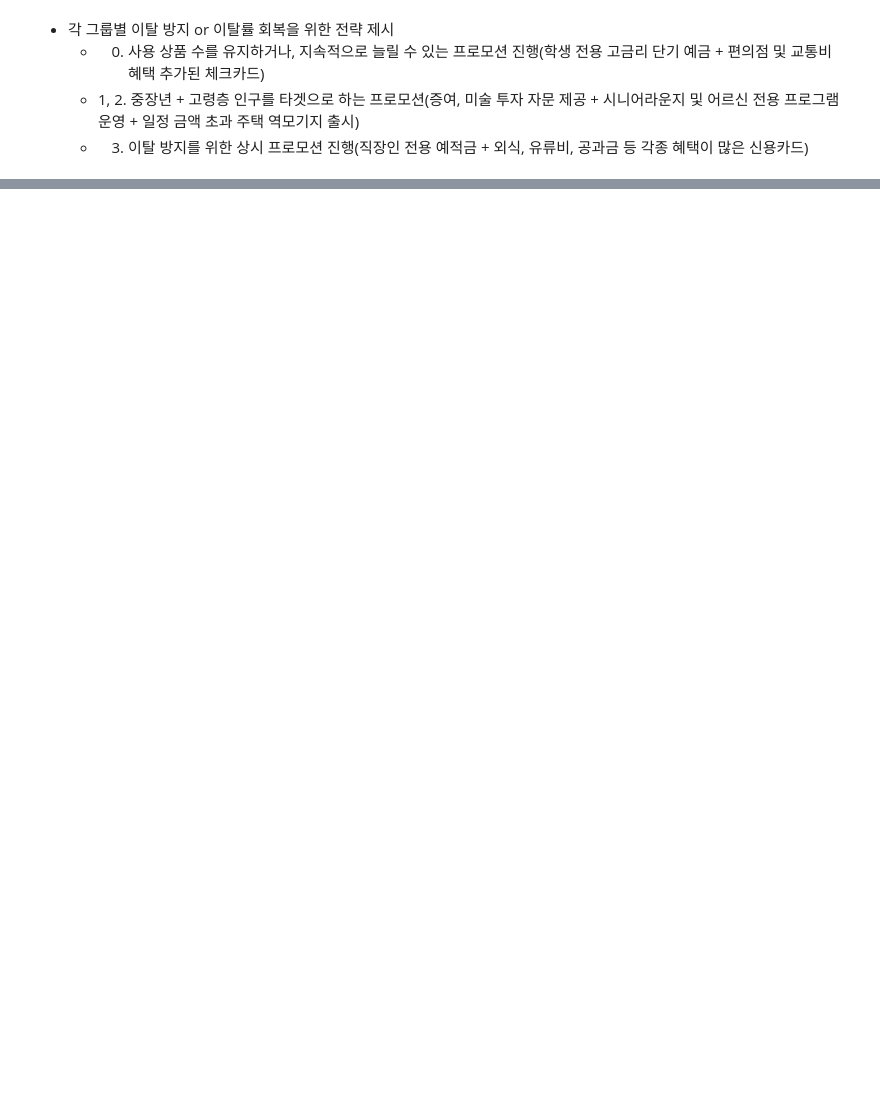
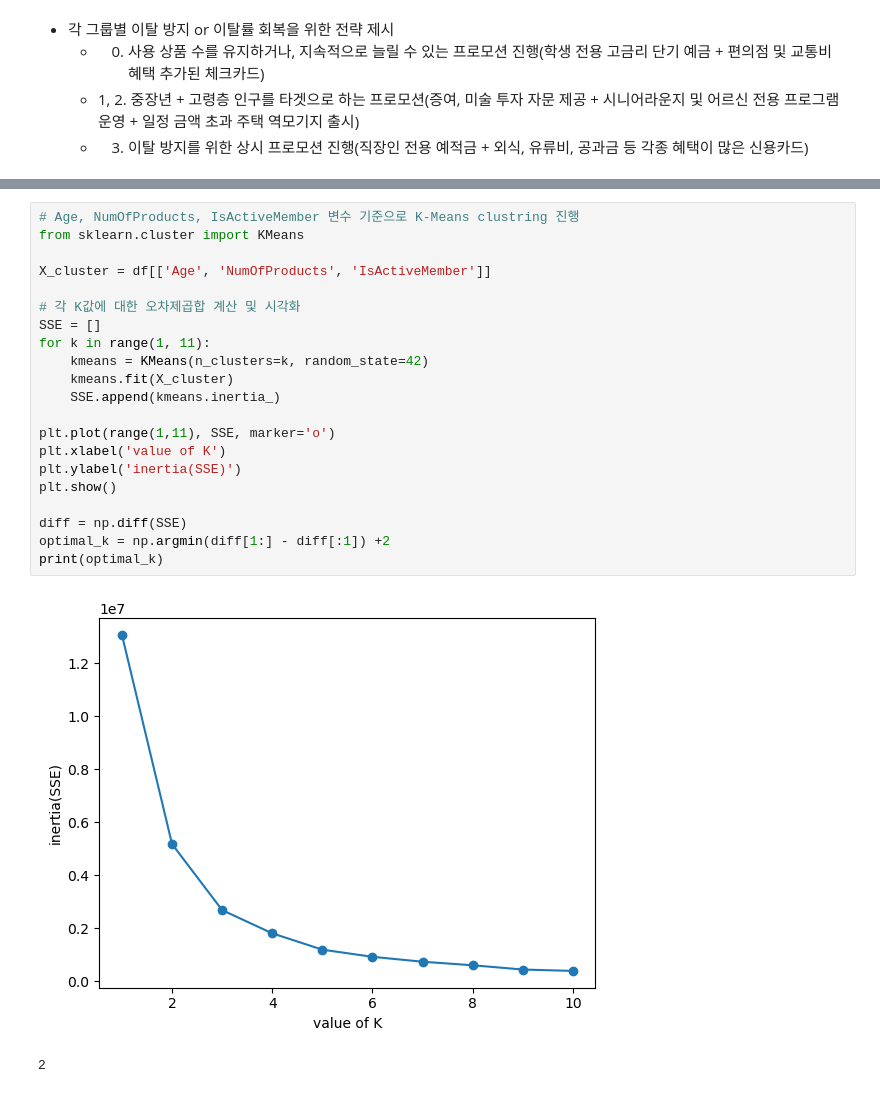
Before and after one commit to cookieeyoung/ML-project1, a Jupyter notebook: knn_svm_modeling.ipynb, the cells around one changed output, grey strips where cells are left out. Cells and saved outputs as stored; diff of their text form; blank space fills up the shorter version.

```diff
--- a/knn_svm_modeling.ipynb
+++ b/knn_svm_modeling.ipynb
@@ -550,0 +659,24 @@ plt.show()
+# %%
+# Age, NumOfProducts, IsActiveMember 변수 기준으로 K-Means clustring 진행
+from sklearn.cluster import KMeans
+
+X_cluster = df[['Age', 'NumOfProducts', 'IsActiveMember']]
+
+# 각 K값에 대한 오차제곱합 계산 및 시각화
+SSE = []
+for k in range(1, 11):
+    kmeans = KMeans(n_clusters=k, random_state=42)
+    kmeans.fit(X_cluster)
+    SSE.append(kmeans.inertia_)
+
+plt.plot(range(1,11), SSE, marker='o')
+plt.xlabel('value of K')
+plt.ylabel('inertia(SSE)')
+plt.show()
+
+diff = np.diff(SSE)
+optimal_k = np.argmin(diff[1:] - diff[:1]) +2
+print(optimal_k)
+# %% [output]
+[figure, added]
+2
```
Also changed, not shown: parts of 20 cells of this notebook, 1 other file.
